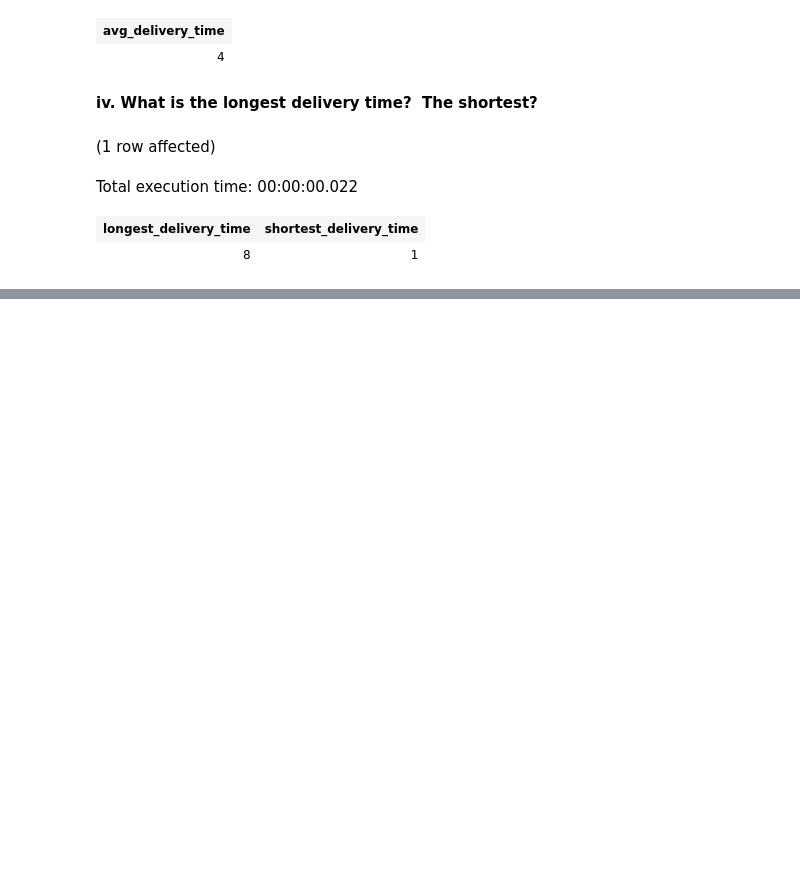
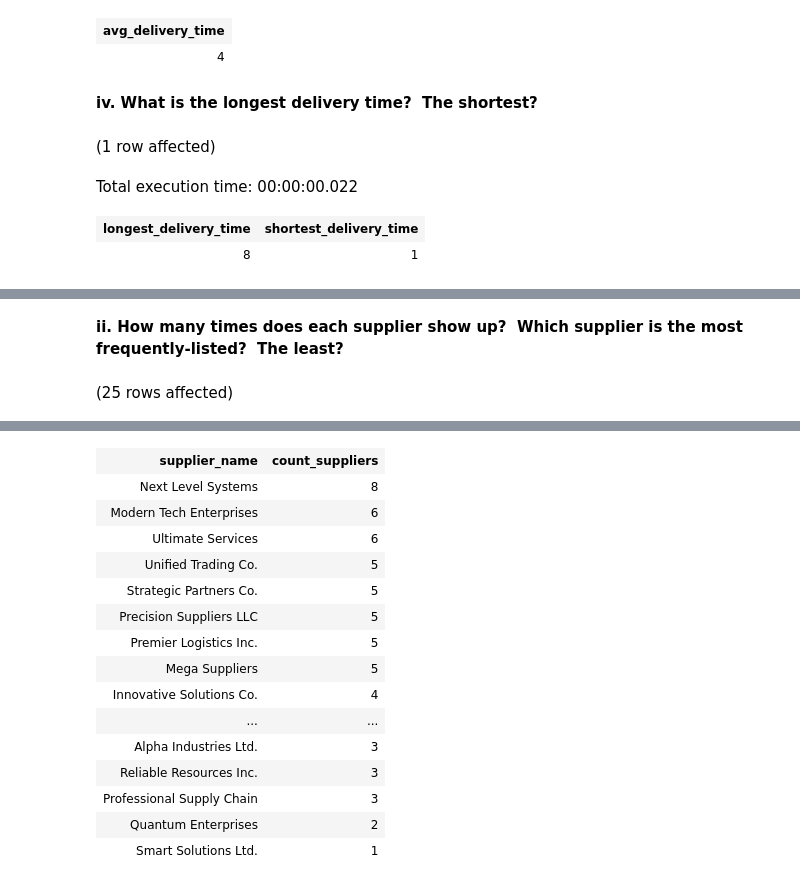
Before and after one commit to bradleytkay/post-launchcode-grad-work, a Jupyter notebook: shopping-part-1-EDA.ipynb, the cells around one changed output, grey strips where cells are left out. Saved outputs shown, nothing was run; the diff lists cells and outputs as text; code cells hidden in the pictures; blank space fills up the shorter version.

Commit message:
completed EDA of suppliers table, renamed file from OnlineShoppingDB.ipynb to shopping-part-1-EDA.ipynb

```diff
--- a/OnlineShoppingDB.ipynb
+++ b/shopping-part-1-EDA.ipynb
@@ -590,0 +611,11 @@ Total execution time: 00:00:00.022
+# %% [markdown]
+**ii. How many times does each supplier show up?  Which supplier is the most frequently-listed?  The least?**
+# %%
+SELECT
+    supplier_name,
+    COUNT(supplier_name) AS count_suppliers
+FROM OnlineShoppingDB.dbo.suppliers
+GROUP BY supplier_name
+ORDER BY count_suppliers DESC
+# %% [output]
+(25 rows affected)
@@ -590,0 +623,16 @@ Total execution time: 00:00:00.022
+| supplier_name | count_suppliers |
+| Next Level Systems | 8 |
+| Modern Tech Enterprises | 6 |
+| Ultimate Services | 6 |
+| Unified Trading Co. | 5 |
+| Strategic Partners Co. | 5 |
+| Precision Suppliers LLC | 5 |
+| Premier Logistics Inc. | 5 |
+| Mega Suppliers | 5 |
+| Innovative Solutions Co. | 4 |
+| ... | ... |
+| Alpha Industries Ltd. | 3 |
+| Reliable Resources Inc. | 3 |
+| Professional Supply Chain | 3 |
+| Quantum Enterprises | 2 |
+| Smart Solutions Ltd. | 1 |
```
Also changed, not shown: parts of 5 cells of this notebook, 9 other files.
